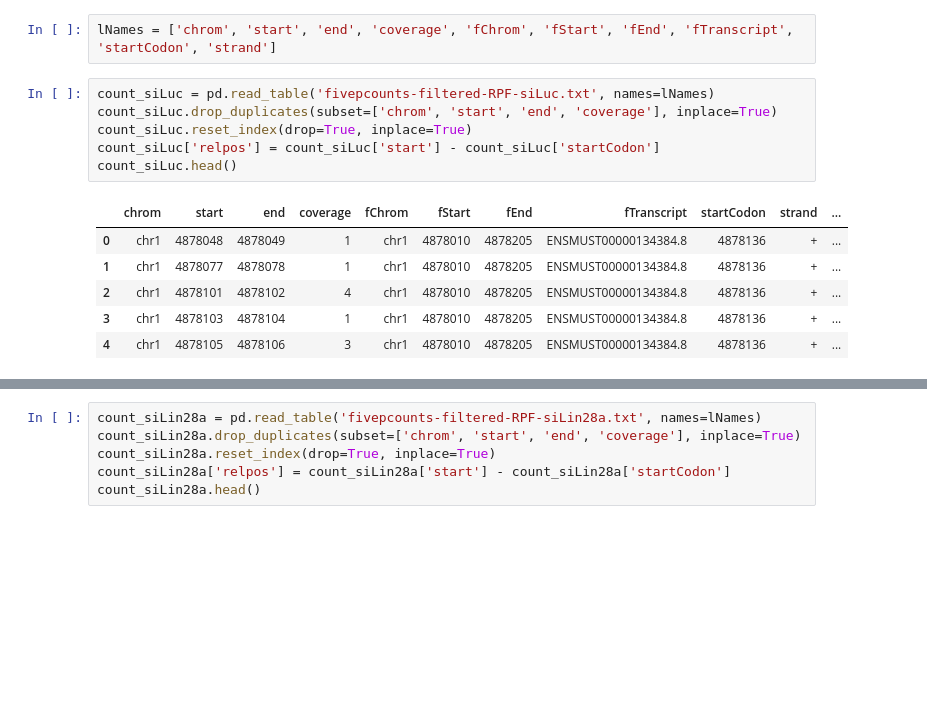
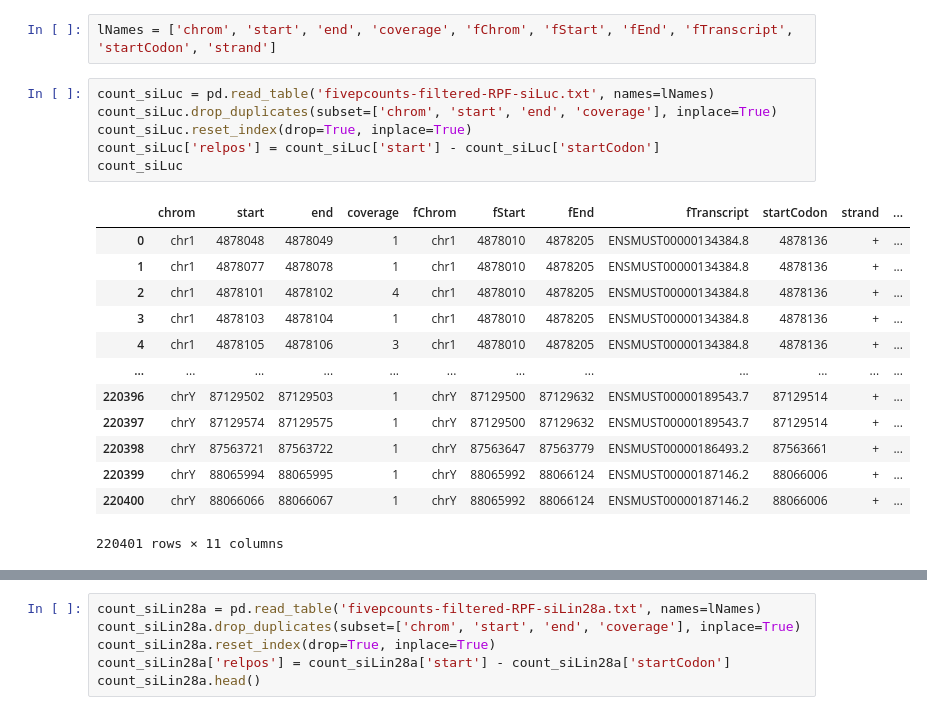
Before and after one commit to krchoihm/bioinfo1-project, a Jupyter notebook: CoLab_TermProj_2024_2.ipynb, the cells around one changed output, grey strips where cells are left out. Cells and saved outputs as stored; diff of their text form; blank space fills up the shorter version.

```diff
--- a/CoLab_TermProj_2024_2.ipynb
+++ b/CoLab_TermProj_2024_2.ipynb
@@ -279,13 +279,20 @@ lNames = ['chrom', 'start', 'end', 'coverage', 'fChrom', 'fStart', 'fEnd', 'fTra
 # %%
 count_siLuc = pd.read_table('fivepcounts-filtered-RPF-siLuc.txt', names=lNames)
 count_siLuc.drop_duplicates(subset=['chrom', 'start', 'end', 'coverage'], inplace=True)
 count_siLuc.reset_index(drop=True, inplace=True)
 count_siLuc['relpos'] = count_siLuc['start'] - count_siLuc['startCodon']
-count_siLuc.head()
+count_siLuc
 # %% [output]
 |  | chrom | start | end | coverage | fChrom | fStart | fEnd | fTranscript | startCodon | strand | ... |
 | 0 | chr1 | 4878048 | 4878049 | 1 | chr1 | 4878010 | 4878205 | ENSMUST00000134384.8 | 4878136 | + | ... |
 | 1 | chr1 | 4878077 | 4878078 | 1 | chr1 | 4878010 | 4878205 | ENSMUST00000134384.8 | 4878136 | + | ... |
 | 2 | chr1 | 4878101 | 4878102 | 4 | chr1 | 4878010 | 4878205 | ENSMUST00000134384.8 | 4878136 | + | ... |
 | 3 | chr1 | 4878103 | 4878104 | 1 | chr1 | 4878010 | 4878205 | ENSMUST00000134384.8 | 4878136 | + | ... |
 | 4 | chr1 | 4878105 | 4878106 | 3 | chr1 | 4878010 | 4878205 | ENSMUST00000134384.8 | 4878136 | + | ... |
+| ... | ... | ... | ... | ... | ... | ... | ... | ... | ... | ... | ... |
+| 220396 | chrY | 87129502 | 87129503 | 1 | chrY | 87129500 | 87129632 | ENSMUST00000189543.7 | 87129514 | + | ... |
+| 220397 | chrY | 87129574 | 87129575 | 1 | chrY | 87129500 | 87129632 | ENSMUST00000189543.7 | 87129514 | + | ... |
+| 220398 | chrY | 87563721 | 87563722 | 1 | chrY | 87563647 | 87563779 | ENSMUST00000186493.2 | 87563661 | + | ... |
+| 220399 | chrY | 88065994 | 88065995 | 1 | chrY | 88065992 | 88066124 | ENSMUST00000187146.2 | 88066006 | + | ... |
+| 220400 | chrY | 88066066 | 88066067 | 1 | chrY | 88065992 | 88066124 | ENSMUST00000187146.2 | 88066006 | + | ... |
+220401 rows × 11 columns
```
Also changed, not shown: parts of 3 cells of this notebook.
